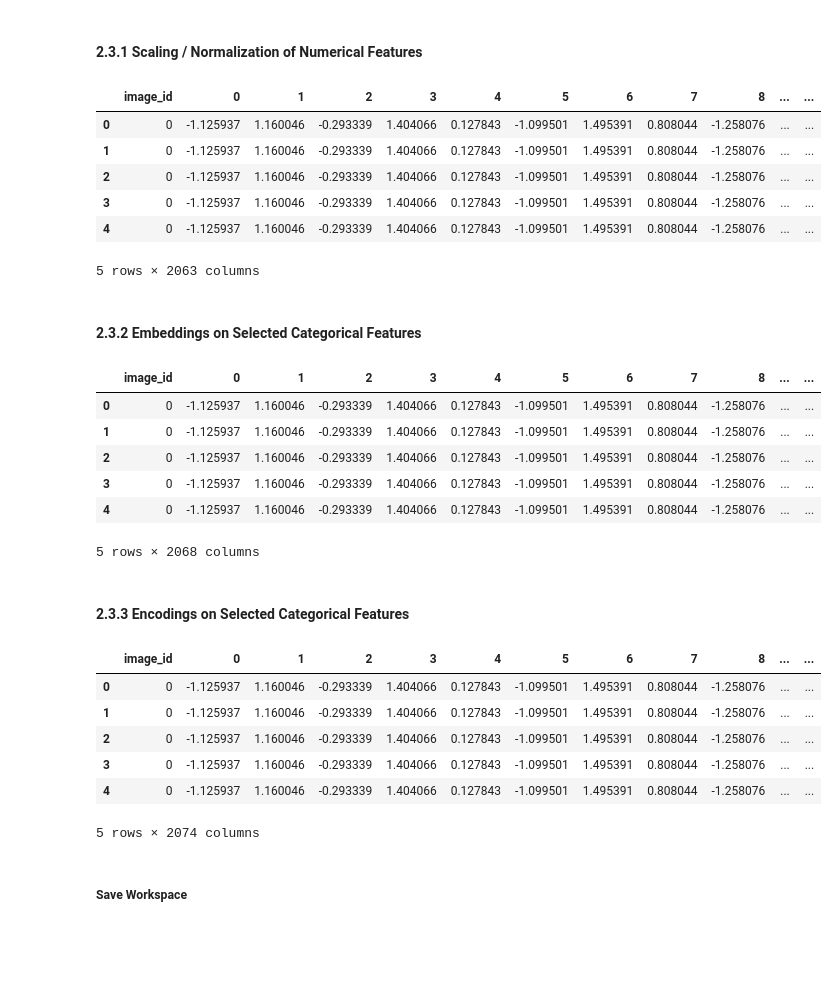
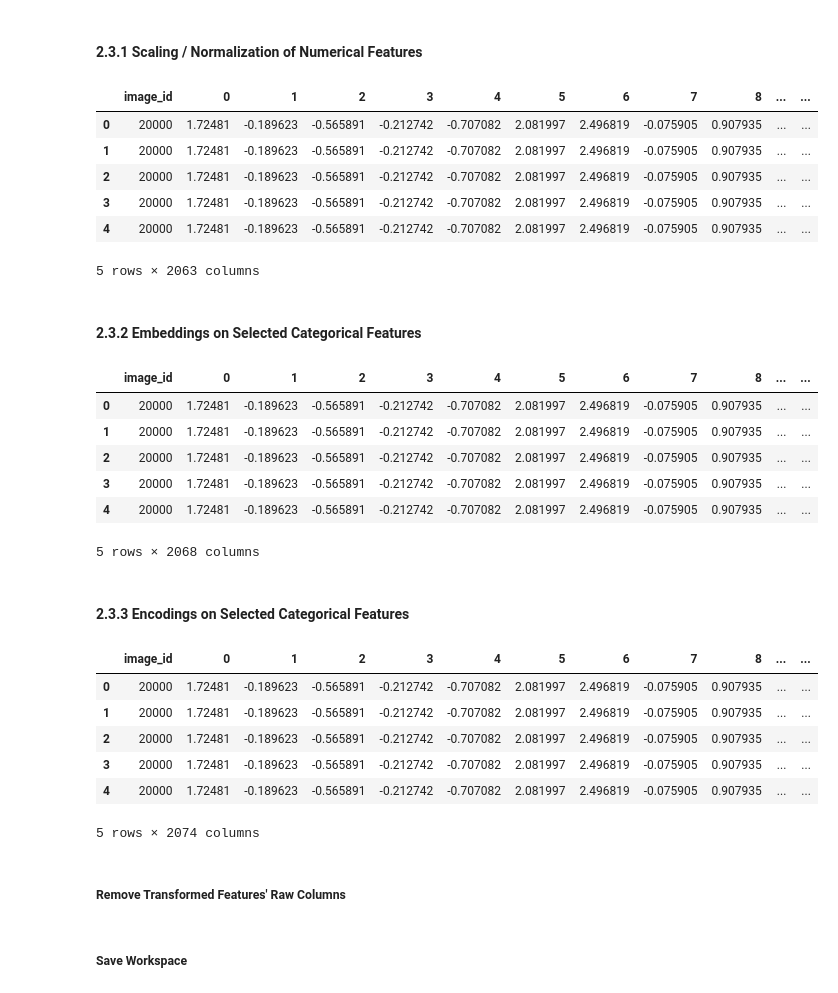
Before and after one commit to nilanahar/MMAI_894_DeepLearning_Project_TeamRosedale, a Jupyter notebook: MMAI_894_Team_Project.ipynb, the cells around one changed output. Cells and saved outputs as stored; diff of their text form; code cells hidden in the pictures; blank space fills up the shorter version.

```diff
--- a/MMAI_894_Team_Project.ipynb
+++ b/MMAI_894_Team_Project.ipynb
@@ -577,7 +576,7 @@ df_train.head()
 | 4 | 0 | 0.037811 | 1.084643 | 0.125582 | 2.314969 | 0.325828 | 0.302625 | 0.976951 | 0.753177 | 0.227697 | ... | ... |
 5 rows × 2063 columns
 # %%
-features_to_remove = ['index', 'image_id', 'question_id', 'oeqa_id']
+id_features = ['index', 'image_id', 'question_id', 'oeqa_id']
 
 categorical_features = [  'question', 'question_clean', 'question_type',
                           'multiple_choices',  'filtered_multiple_choices',
@@ -590,7 +589,7 @@ categorical_features_embedding = ['question_clean', 'question_type',
 
 categorical_features_encoding = ['mcqa_type', 'oeqa_confidence']
 
-numerical_features = [col for col in df_train.columns if col not in categorical_features + features_to_remove]
+numerical_features = [col for col in df_train.columns if col not in categorical_features + id_features]
 # %% [markdown]
 #### 2.3.1 Scaling / Normalization of Numerical Features
 # %%
@@ -608,14 +607,14 @@ df_valid_scaled = pd.DataFrame(scaler.transform(df_valid[numerical_features]),
 df_train[numerical_features] = df_train_scaled
 df_valid[numerical_features] = df_valid_scaled
 # %%
-df_train.head()
+df_valid.head()
 # %% [output]
 |  | image_id | 0 | 1 | 2 | 3 | 4 | 5 | 6 | 7 | 8 | ... | ... |
-| 0 | 0 | -1.125937 | 1.160046 | -0.293339 | 1.404066 | 0.127843 | -1.099501 | 1.495391 | 0.808044 | -1.258076 | ... | ... |
-| 1 | 0 | -1.125937 | 1.160046 | -0.293339 | 1.404066 | 0.127843 | -1.099501 | 1.495391 | 0.808044 | -1.258076 | ... | ... |
-| 2 | 0 | -1.125937 | 1.160046 | -0.293339 | 1.404066 | 0.127843 | -1.099501 | 1.495391 | 0.808044 | -1.258076 | ... | ... |
-| 3 | 0 | -1.125937 | 1.160046 | -0.293339 | 1.404066 | 0.127843 | -1.099501 | 1.495391 | 0.808044 | -1.258076 | ... | ... |
-| 4 | 0 | -1.125937 | 1.160046 | -0.293339 | 1.404066 | 0.127843 | -1.099501 | 1.495391 | 0.808044 | -1.258076 | ... | ... |
+| 0 | 20000 | 1.72481 | -0.189623 | -0.565891 | -0.212742 | -0.707082 | 2.081997 | 2.496819 | -0.075905 | 0.907935 | ... | ... |
+| 1 | 20000 | 1.72481 | -0.189623 | -0.565891 | -0.212742 | -0.707082 | 2.081997 | 2.496819 | -0.075905 | 0.907935 | ... | ... |
+| 2 | 20000 | 1.72481 | -0.189623 | -0.565891 | -0.212742 | -0.707082 | 2.081997 | 2.496819 | -0.075905 | 0.907935 | ... | ... |
+| 3 | 20000 | 1.72481 | -0.189623 | -0.565891 | -0.212742 | -0.707082 | 2.081997 | 2.496819 | -0.075905 | 0.907935 | ... | ... |
+| 4 | 20000 | 1.72481 | -0.189623 | -0.565891 | -0.212742 | -0.707082 | 2.081997 | 2.496819 | -0.075905 | 0.907935 | ... | ... |
 5 rows × 2063 columns
 # %% [markdown]
 #### 2.3.2 Embeddings on Selected Categorical Features
@@ -639,12 +641,12 @@ for feature, embedding_col in embedding_features_map.items():
 # %%
-df_train.head()
+df_valid.head()
 # %% [output]
 |  | image_id | 0 | 1 | 2 | 3 | 4 | 5 | 6 | 7 | 8 | ... | ... |
-| 0 | 0 | -1.125937 | 1.160046 | -0.293339 | 1.404066 | 0.127843 | -1.099501 | 1.495391 | 0.808044 | -1.258076 | ... | ... |
-| 1 | 0 | -1.125937 | 1.160046 | -0.293339 | 1.404066 | 0.127843 | -1.099501 | 1.495391 | 0.808044 | -1.258076 | ... | ... |
-| 2 | 0 | -1.125937 | 1.160046 | -0.293339 | 1.404066 | 0.127843 | -1.099501 | 1.495391 | 0.808044 | -1.258076 | ... | ... |
-| 3 | 0 | -1.125937 | 1.160046 | -0.293339 | 1.404066 | 0.127843 | -1.099501 | 1.495391 | 0.808044 | -1.258076 | ... | ... |
-| 4 | 0 | -1.125937 | 1.160046 | -0.293339 | 1.404066 | 0.127843 | -1.099501 | 1.495391 | 0.808044 | -1.258076 | ... | ... |
+| 0 | 20000 | 1.72481 | -0.189623 | -0.565891 | -0.212742 | -0.707082 | 2.081997 | 2.496819 | -0.075905 | 0.907935 | ... | ... |
+| 1 | 20000 | 1.72481 | -0.189623 | -0.565891 | -0.212742 | -0.707082 | 2.081997 | 2.496819 | -0.075905 | 0.907935 | ... | ... |
+| 2 | 20000 | 1.72481 | -0.189623 | -0.565891 | -0.212742 | -0.707082 | 2.081997 | 2.496819 | -0.075905 | 0.907935 | ... | ... |
+| 3 | 20000 | 1.72481 | -0.189623 | -0.565891 | -0.212742 | -0.707082 | 2.081997 | 2.496819 | -0.075905 | 0.907935 | ... | ... |
+| 4 | 20000 | 1.72481 | -0.189623 | -0.565891 | -0.212742 | -0.707082 | 2.081997 | 2.496819 | -0.075905 | 0.907935 | ... | ... |
 5 rows × 2068 columns
 # %% [markdown]
 #### 2.3.3 Encodings on Selected Categorical Features
@@ -666,13 +668,15 @@ encoded_valid_df = pd.DataFrame(encoded_valid, columns=encoded_feature_names, in
 df_train[encoded_feature_names] = encoded_train_df
 df_valid[encoded_feature_names] = encoded_valid_df
 # %%
-df_train.head()
+df_valid.head()
 # %% [output]
 |  | image_id | 0 | 1 | 2 | 3 | 4 | 5 | 6 | 7 | 8 | ... | ... |
-| 0 | 0 | -1.125937 | 1.160046 | -0.293339 | 1.404066 | 0.127843 | -1.099501 | 1.495391 | 0.808044 | -1.258076 | ... | ... |
-| 1 | 0 | -1.125937 | 1.160046 | -0.293339 | 1.404066 | 0.127843 | -1.099501 | 1.495391 | 0.808044 | -1.258076 | ... | ... |
-| 2 | 0 | -1.125937 | 1.160046 | -0.293339 | 1.404066 | 0.127843 | -1.099501 | 1.495391 | 0.808044 | -1.258076 | ... | ... |
-| 3 | 0 | -1.125937 | 1.160046 | -0.293339 | 1.404066 | 0.127843 | -1.099501 | 1.495391 | 0.808044 | -1.258076 | ... | ... |
-| 4 | 0 | -1.125937 | 1.160046 | -0.293339 | 1.404066 | 0.127843 | -1.099501 | 1.495391 | 0.808044 | -1.258076 | ... | ... |
+| 0 | 20000 | 1.72481 | -0.189623 | -0.565891 | -0.212742 | -0.707082 | 2.081997 | 2.496819 | -0.075905 | 0.907935 | ... | ... |
+| 1 | 20000 | 1.72481 | -0.189623 | -0.565891 | -0.212742 | -0.707082 | 2.081997 | 2.496819 | -0.075905 | 0.907935 | ... | ... |
+| 2 | 20000 | 1.72481 | -0.189623 | -0.565891 | -0.212742 | -0.707082 | 2.081997 | 2.496819 | -0.075905 | 0.907935 | ... | ... |
+| 3 | 20000 | 1.72481 | -0.189623 | -0.565891 | -0.212742 | -0.707082 | 2.081997 | 2.496819 | -0.075905 | 0.907935 | ... | ... |
+| 4 | 20000 | 1.72481 | -0.189623 | -0.565891 | -0.212742 | -0.707082 | 2.081997 | 2.496819 | -0.075905 | 0.907935 | ... | ... |
 5 rows × 2074 columns
+# %% [markdown]
+##### Remove Transformed Features' Raw Columns
 # %%
```
Also changed, not shown: parts of 5 cells of this notebook.
